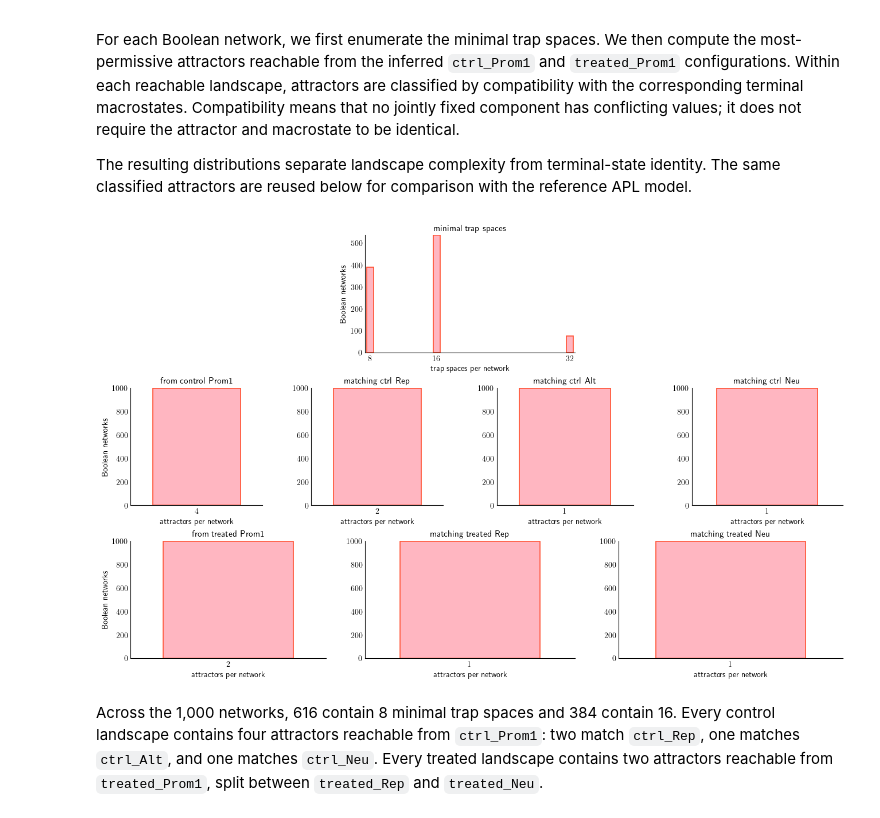
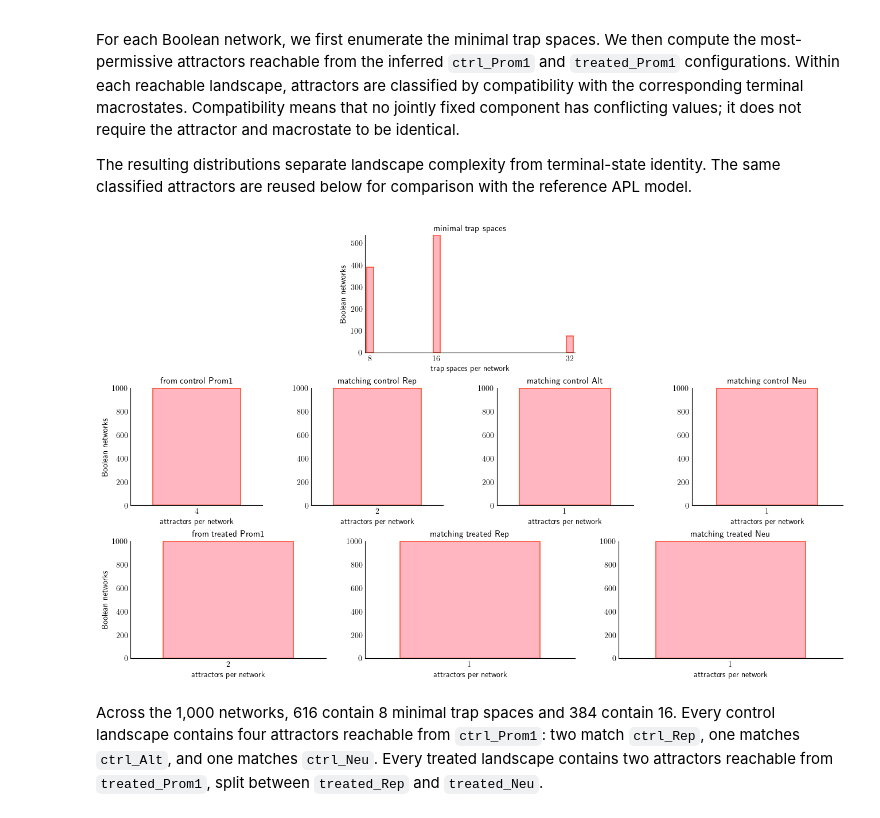
Before and after one commit to Theo-Roncalli/scbolt-case-studies, a Jupyter notebook: apl/notebooks/bn.ipynb, the cells around one changed output. Drawn from its saved outputs; the diff is of its cells as text; code cells hidden in the pictures.

```diff
--- a/apl/notebooks/bn.ipynb
+++ b/apl/notebooks/bn.ipynb
@@ -1167,17 +1167,17 @@ panels = {
     ),
     "ctrl_rep": (
         scbolt_reachable_attractor_counts["ctrl_Rep"],
-        "matching ctrl Rep",
+        "matching control Rep",
         "attractors per network",
     ),
     "ctrl_alt": (
         scbolt_reachable_attractor_counts["ctrl_Alt"],
-        "matching ctrl Alt",
+        "matching control Alt",
         "attractors per network",
     ),
     "ctrl_neu": (
         scbolt_reachable_attractor_counts["ctrl_Neu"],
-        "matching ctrl Neu",
+        "matching control Neu",
         "attractors per network",
     ),
     "treated_reachable": (
@@ -1193,34 +1193,34 @@ panels = {
     "treated_neu": (
         scbolt_reachable_attractor_counts["treated_Neu"],
         "matching treated Neu",
         "attractors per network",
     ),
 }
 
 for panel, (values, title, xlabel) in panels.items():
     plot_discrete_distribution(
         values,
         ax=axes[panel],
         title=title,
         xlabel=xlabel,
     )
 
 for row in (
     ["ctrl_reachable", "ctrl_rep", "ctrl_alt", "ctrl_neu"],
     ["treated_reachable", "treated_rep", "treated_neu"],
 ):
     ymax = max(axes[panel].get_ylim()[1] for panel in row)
     for panel in row:
         axes[panel].set_ylim(0, ymax)
 
 for panel in ("trap", "ctrl_reachable", "treated_reachable"):
     axes[panel].set_ylabel("Boolean networks", fontsize=10)
 
 plt.savefig(FIGURE_DIR / "bn_attractor_distributions.pdf", bbox_inches="tight")
 plt.show()
 plt.close()
 # %% [output]
-[figure, old version]
+[figure, new version]
 # %% [markdown]
 Across the 1,000 networks, 616 contain 8 minimal trap spaces and 384 contain 16. Every control landscape contains four attractors reachable from `ctrl_Prom1`: two match `ctrl_Rep`, one matches `ctrl_Alt`, and one matches `ctrl_Neu`. Every treated landscape contains two attractors reachable from `treated_Prom1`, split between `treated_Rep` and `treated_Neu`.
 # %% [markdown]
```
Also changed, not shown: parts of 1 cell of this notebook.
